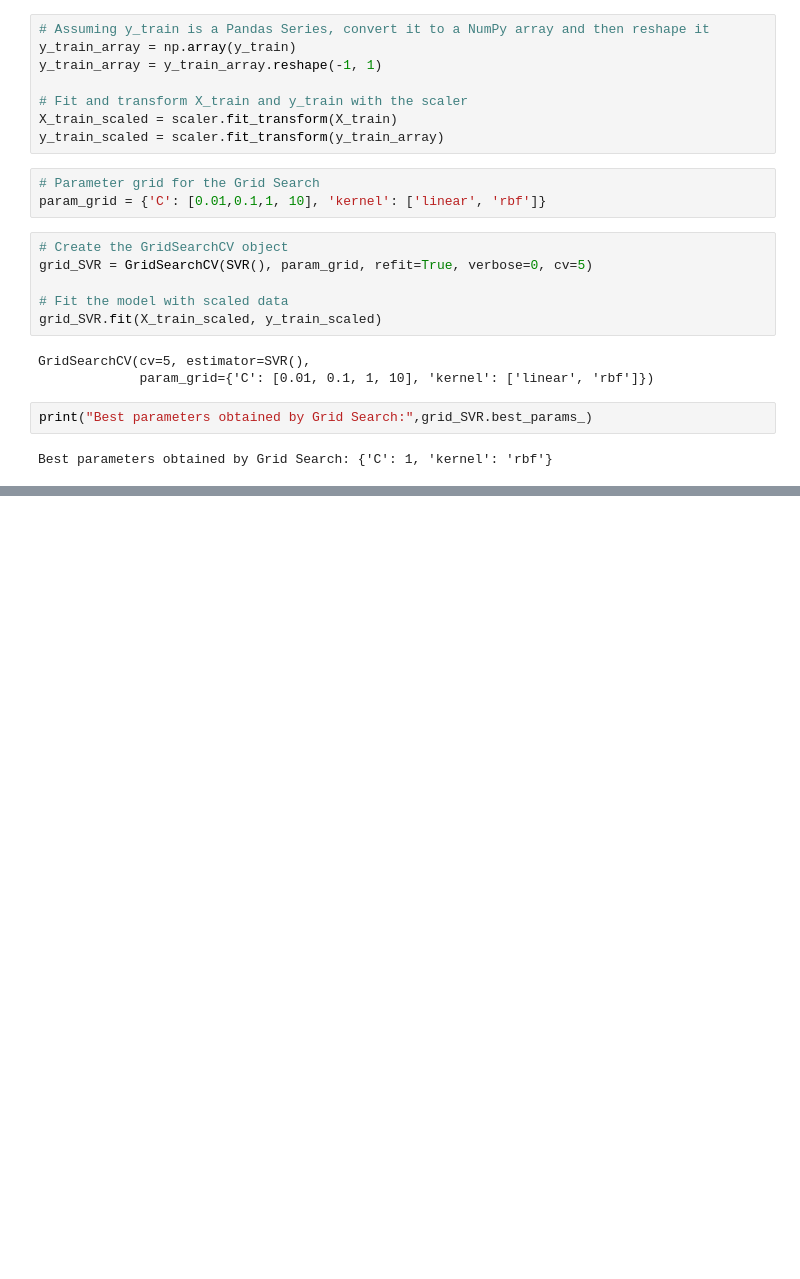
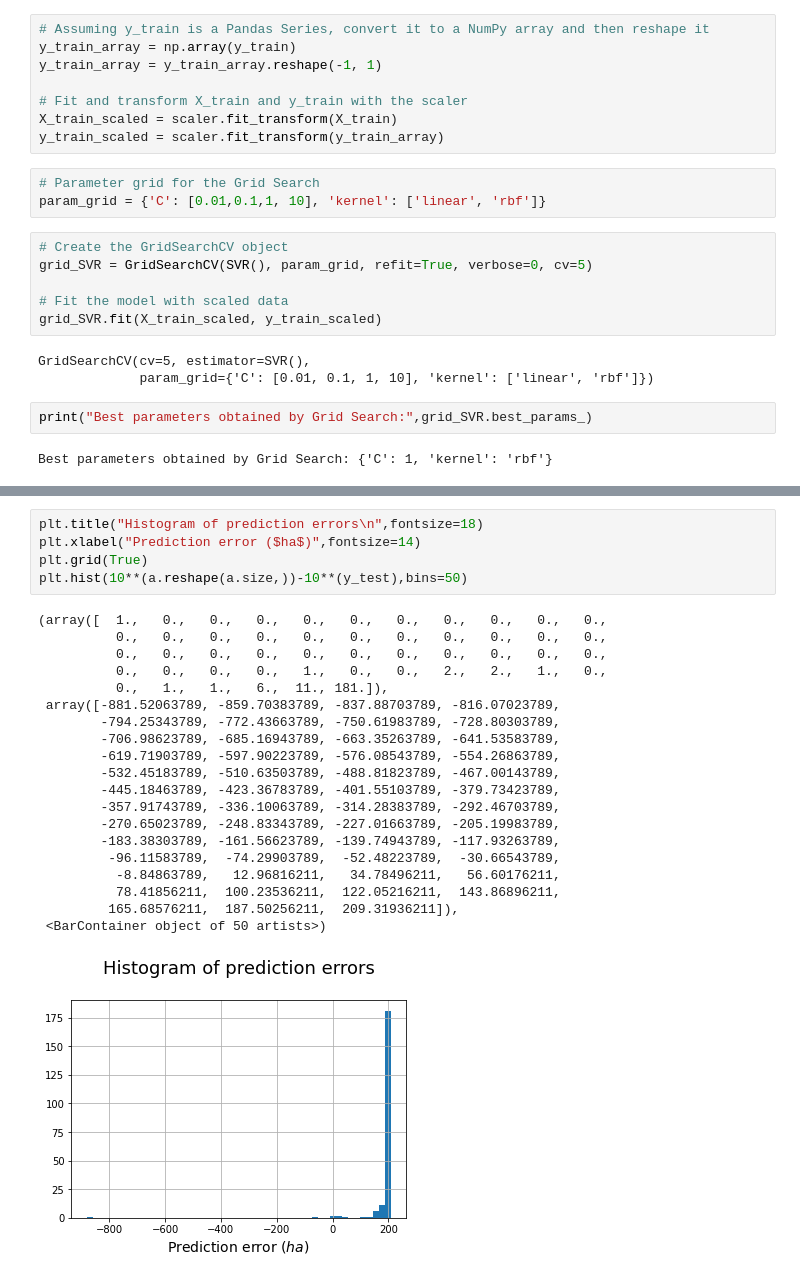
Before and after one commit to ashish070302/ForestFire_prediction, a Jupyter notebook: Predict_Forest_Fires.ipynb, the cells around one changed output, grey strips where cells are left out. Saved outputs shown, nothing was run; the diff lists cells and outputs as text; blank space fills up the shorter version.

```diff
--- a/Predict_Forest_Fires.ipynb
+++ b/Predict_Forest_Fires.ipynb
@@ -257,0 +288,26 @@ plt.plot(range(tol_max),rec_SVR)
+# %%
+plt.title("Histogram of prediction errors\n",fontsize=18)
+plt.xlabel("Prediction error ($ha$)",fontsize=14)
+plt.grid(True)
+plt.hist(10**(a.reshape(a.size,))-10**(y_test),bins=50)
+# %% [output]
+(array([  1.,   0.,   0.,   0.,   0.,   0.,   0.,   0.,   0.,   0.,   0.,
+          0.,   0.,   0.,   0.,   0.,   0.,   0.,   0.,   0.,   0.,   0.,
+          0.,   0.,   0.,   0.,   0.,   0.,   0.,   0.,   0.,   0.,   0.,
+          0.,   0.,   0.,   0.,   1.,   0.,   0.,   2.,   2.,   1.,   0.,
+          0.,   1.,   1.,   6.,  11., 181.]),
+ array([-881.52063789, -859.70383789, -837.88703789, -816.07023789,
+        -794.25343789, -772.43663789, -750.61983789, -728.80303789,
+        -706.98623789, -685.16943789, -663.35263789, -641.53583789,
+        -619.71903789, -597.90223789, -576.08543789, -554.26863789,
+        -532.45183789, -510.63503789, -488.81823789, -467.00143789,
+        -445.18463789, -423.36783789, -401.55103789, -379.73423789,
+        -357.91743789, -336.10063789, -314.28383789, -292.46703789,
+        -270.65023789, -248.83343789, -227.01663789, -205.19983789,
+        -183.38303789, -161.56623789, -139.74943789, -117.93263789,
+         -96.11583789,  -74.29903789,  -52.48223789,  -30.66543789,
+          -8.84863789,   12.96816211,   34.78496211,   56.60176211,
+          78.41856211,  100.23536211,  122.05216211,  143.86896211,
+         165.68576211,  187.50256211,  209.31936211]),
+ <BarContainer object of 50 artists>)
+[figure, added]
```
Also changed, not shown: parts of 14 cells of this notebook.
